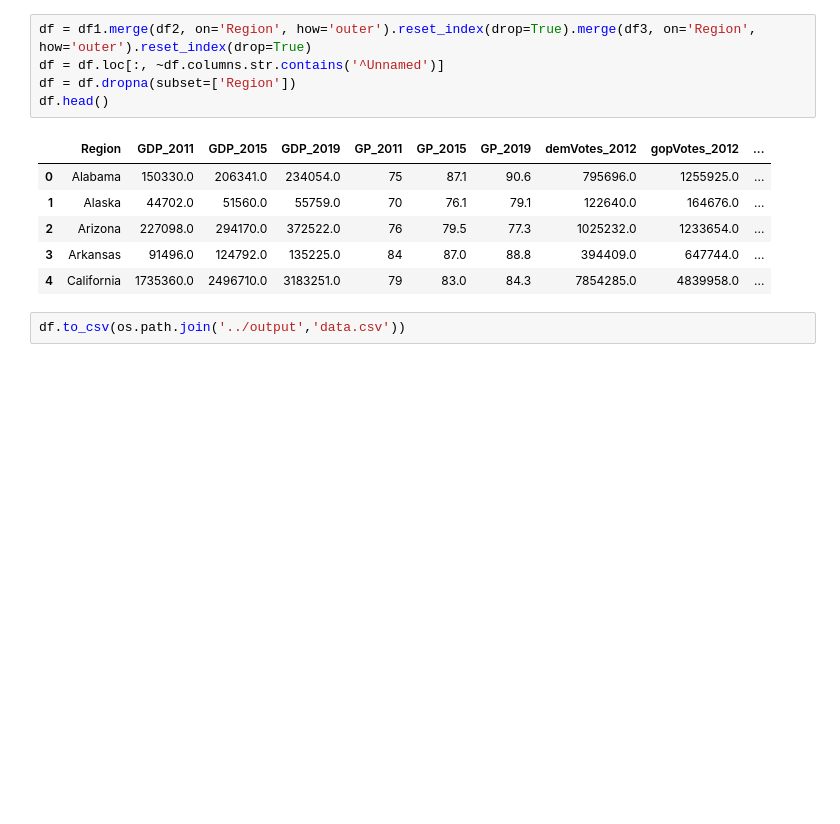
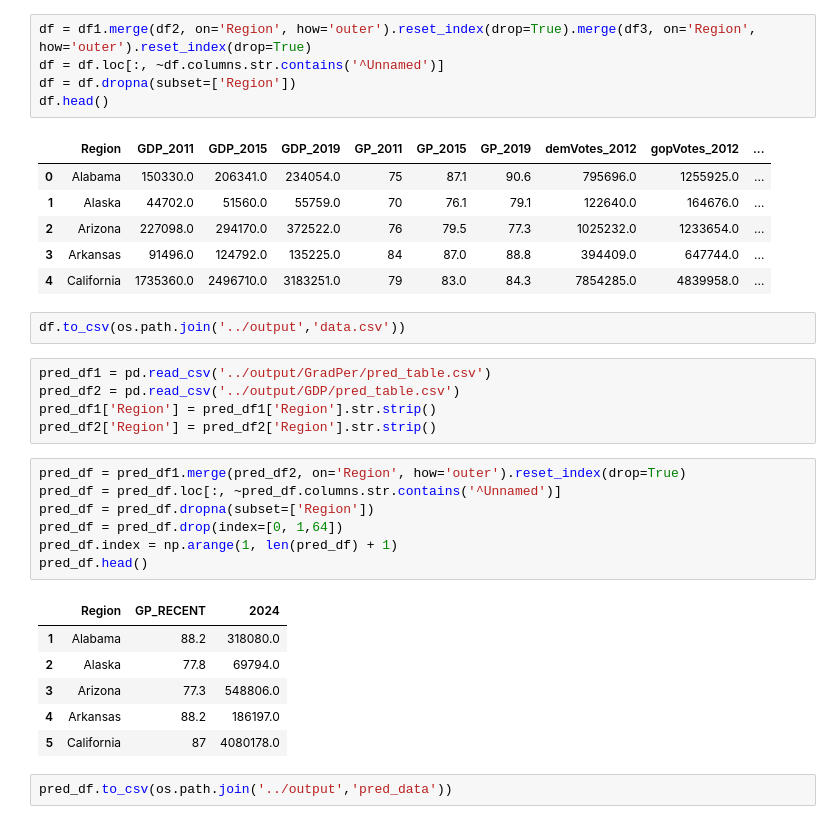
Before and after one commit to wurtylex/SRDatathon, a Jupyter notebook: src/Merge.ipynb, the cells around one changed output. Cells and saved outputs as stored; diff of their text form; blank space fills up the shorter version.

Commit message:
completed data, prediction and non prediction

```diff
--- a/src/Merge.ipynb
+++ b/src/Merge.ipynb
@@ -23,3 +24,24 @@ df.head()
 | 4 | California | 1735360.0 | 2496710.0 | 3183251.0 | 79 | 83.0 | 84.3 | 7854285.0 | 4839958.0 | ... |
 # %%
 df.to_csv(os.path.join('../output','data.csv'))
+# %%
+pred_df1 = pd.read_csv('../output/GradPer/pred_table.csv')
+pred_df2 = pd.read_csv('../output/GDP/pred_table.csv')
+pred_df1['Region'] = pred_df1['Region'].str.strip()
+pred_df2['Region'] = pred_df2['Region'].str.strip()
+# %%
+pred_df = pred_df1.merge(pred_df2, on='Region', how='outer').reset_index(drop=True)
+pred_df = pred_df.loc[:, ~pred_df.columns.str.contains('^Unnamed')]
+pred_df = pred_df.dropna(subset=['Region'])
+pred_df = pred_df.drop(index=[0, 1,64])
+pred_df.index = np.arange(1, len(pred_df) + 1)
+pred_df.head()
+# %% [output]
+|  | Region | GP_RECENT | 2024 |
+| 1 | Alabama | 88.2 | 318080.0 |
+| 2 | Alaska | 77.8 | 69794.0 |
+| 3 | Arizona | 77.3 | 548806.0 |
+| 4 | Arkansas | 88.2 | 186197.0 |
+| 5 | California | 87 | 4080178.0 |
+# %%
+pred_df.to_csv(os.path.join('../output','pred_data'))
```
Also changed, not shown: parts of 1 cell of this notebook, 5 other files.
